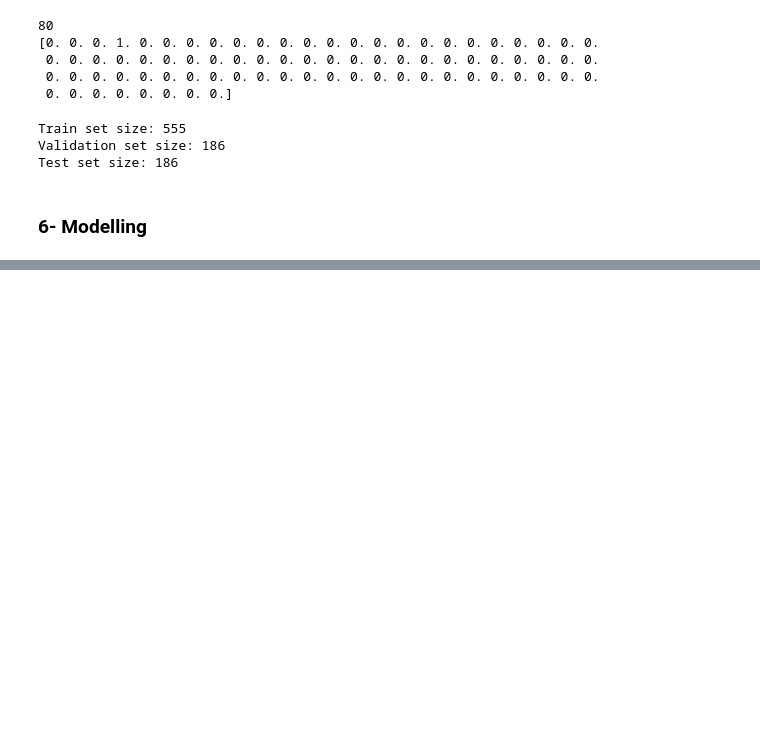
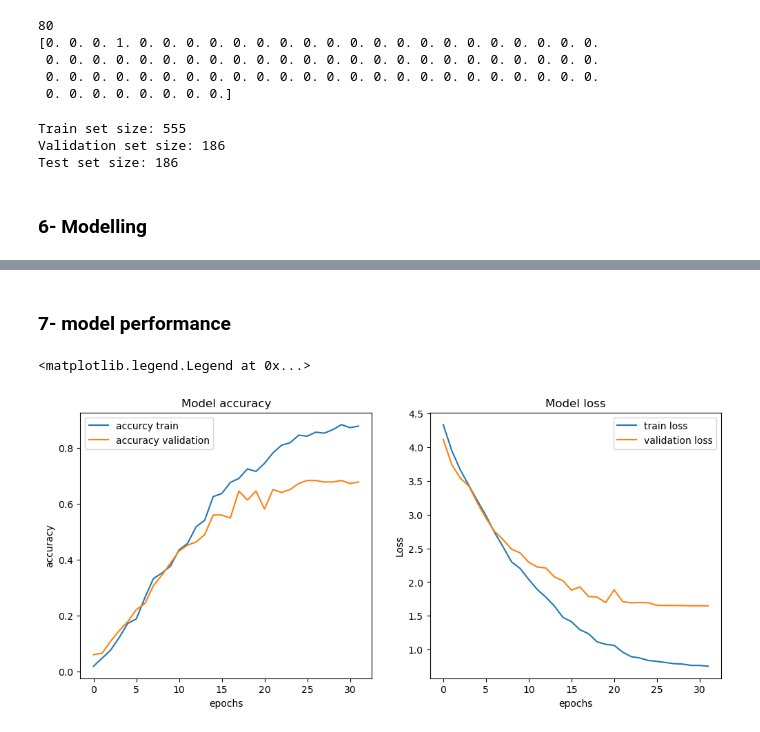
Before and after one commit to Selim9-9/Chatbot-For-Mental-Health, a Jupyter notebook: ChatBot.ipynb, the cells around one changed output, grey strips where cells are left out. Drawn from its saved outputs; the diff is of its cells as text; code cells hidden in the pictures; blank space fills up the shorter version.

Commit message:
1- model val_accuracy=0.67

```diff
--- a/ChatBot.ipynb
+++ b/ChatBot.ipynb
@@ -356,0 +424,6 @@ Test set size: 186
+# %%
+early_stop = EarlyStopping(monitor = 'val_accuracy',patience = 6)
+
+reduce_lr = ReduceLROnPlateau(monitor='val_accuracy',factor= 0.2, patience= 3, min_lr = 0.00015)
+# %%
+history = model.fit(x_train,y_train,batch_size= 32,epochs= 40,validation_data= (x_val,y_val),callbacks=[early_stop,reduce_lr])
@@ -356,0 +448,21 @@ Test set size: 186
+# %% [markdown]
+### 7- model performance
+# %%
+fig, axes = plt.subplots(nrows= 1, ncols= 2, figsize=(12,5))
+
+axes[0].plot(history.history["accuracy"], label= "accurcy train")
+axes[0].plot(history.history["val_accuracy"], label= "accuracy validation")
+axes[0].set_title("Model accuracy")
+axes[0].set_xlabel("epochs")
+axes[0].set_ylabel("accuracy")
+axes[0].legend()
+
+axes[1].plot(history.history["loss"], label= "train loss")
+axes[1].plot(history.history["val_loss"], label= "validation loss")
+axes[1].set_title("Model loss")
+axes[1].set_xlabel("epochs")
+axes[1].set_ylabel("Loss")
+axes[1].legend()
+# %% [output]
+<matplotlib.legend.Legend at 0x...>
+[figure, added]
```
Also changed, not shown: parts of 10 cells of this notebook.
